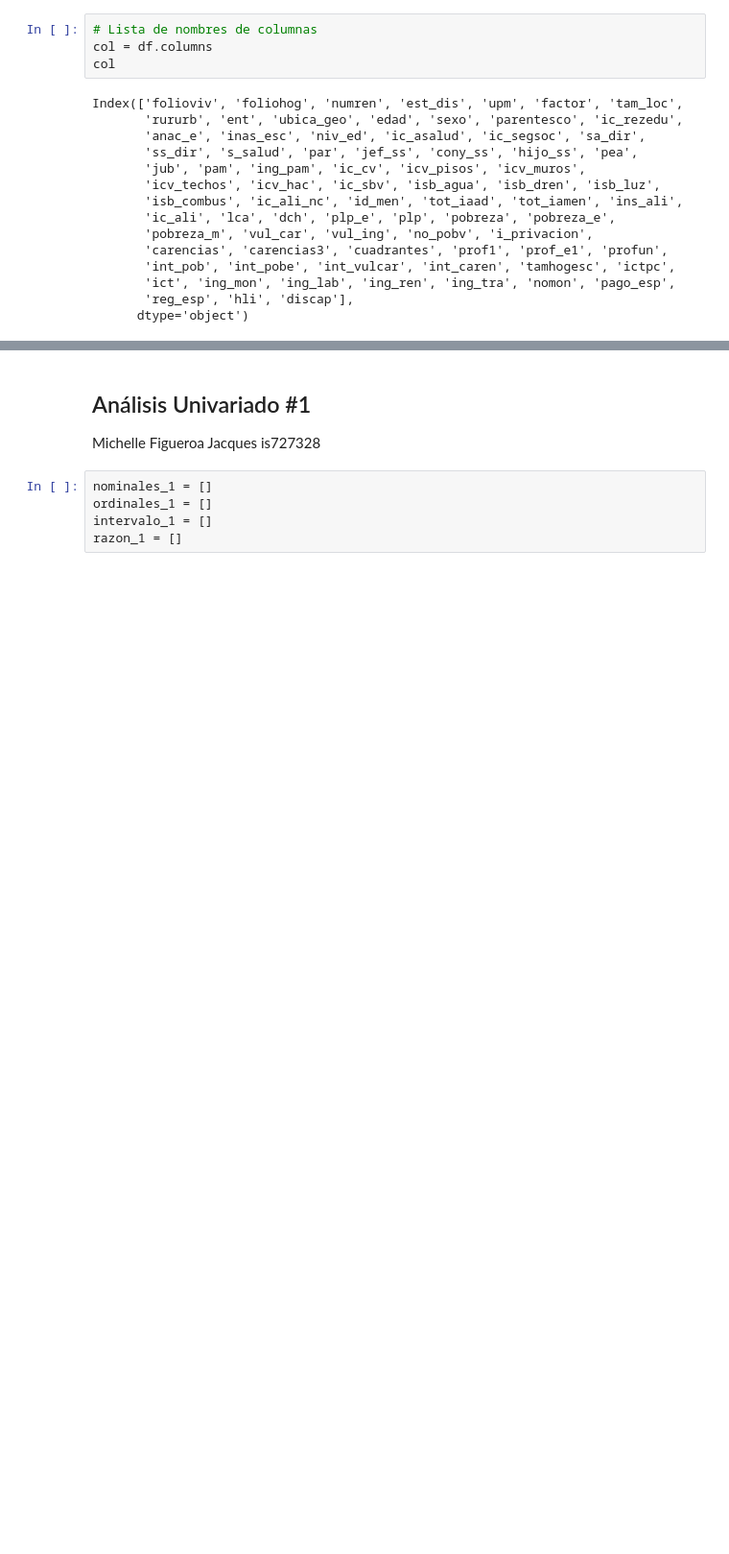
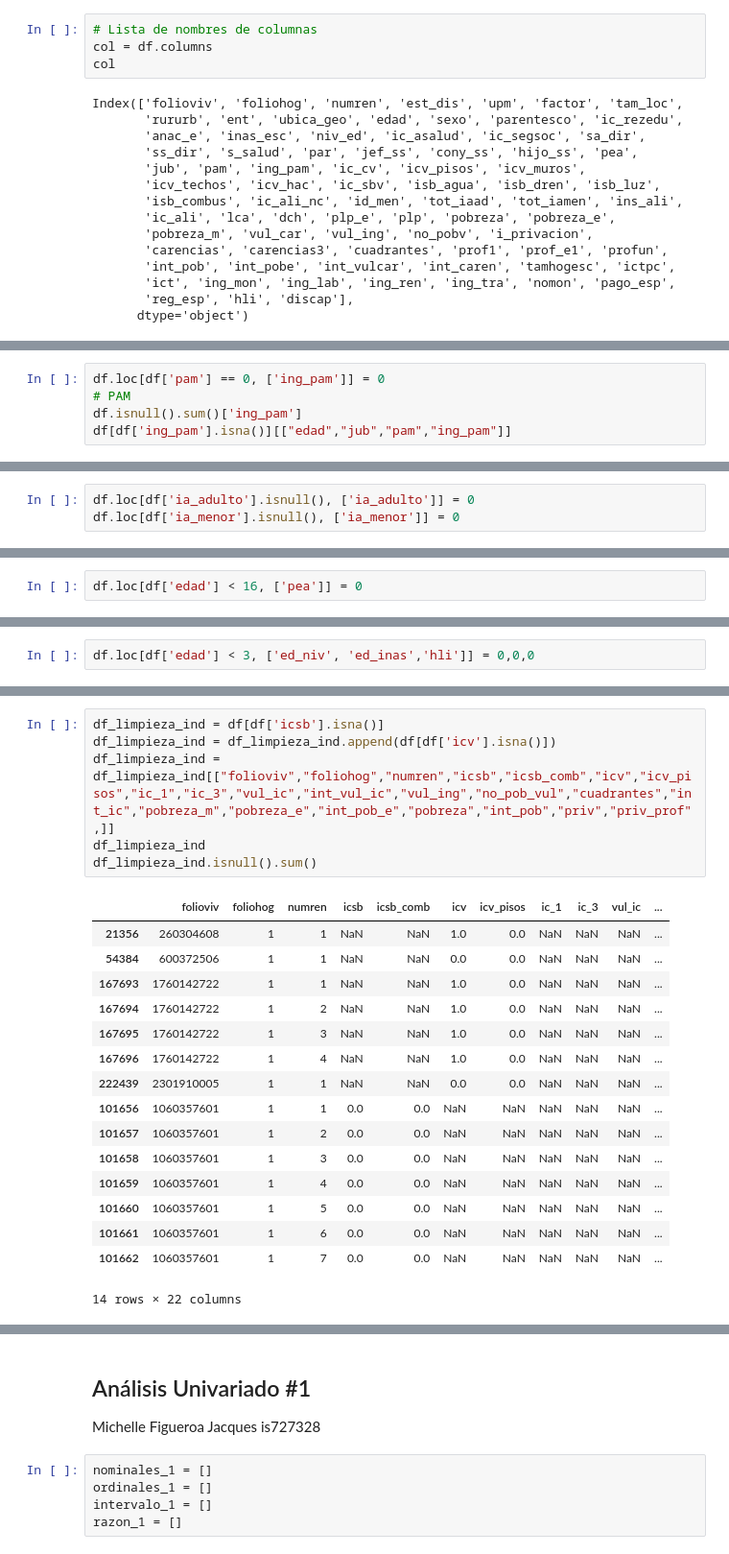
Before and after one commit to Sofia-VA/Proyecto-PAD, a Jupyter notebook: E1/EDA_Univariable.ipynb, the cells around one changed output, grey strips where cells are left out. Shown at 96% size. Drawn from its saved outputs; the diff is of its cells as text; blank space fills up the shorter version.

Commit message:
Limpieza de datos (falta columna discap)

```diff
--- a/E1/EDA_Univariable.ipynb
+++ b/E1/EDA_Univariable.ipynb
@@ -345,0 +411,5 @@ memory usage: 186.6 MB
+# %%
+df.loc[df['pam'] == 0, ['ing_pam']] = 0
+# PAM
+df.isnull().sum()['ing_pam']
+df[df['ing_pam'].isna()][["edad","jub","pam","ing_pam"]]
@@ -345,0 +453,3 @@ memory usage: 186.6 MB
+# %%
+df.loc[df['ia_adulto'].isnull(), ['ia_adulto']] = 0
+df.loc[df['ia_menor'].isnull(), ['ia_menor']] = 0
@@ -345,0 +476,2 @@ memory usage: 186.6 MB
+# %%
+df.loc[df['edad'] < 16, ['pea']] = 0
@@ -345,0 +613,2 @@ memory usage: 186.6 MB
+# %%
+df.loc[df['edad'] < 3, ['ed_niv', 'ed_inas','hli']] = 0,0,0
@@ -345,0 +672,23 @@ memory usage: 186.6 MB
+# %%
+df_limpieza_ind = df[df['icsb'].isna()]
+df_limpieza_ind = df_limpieza_ind.append(df[df['icv'].isna()])
+df_limpieza_ind = df_limpieza_ind[["folioviv","foliohog","numren","icsb","icsb_comb","icv","icv_pisos","ic_1","ic_3","vul_ic","int_vul_ic","vul_ing","no_pob_vul","cuadrantes","int_ic","pobreza_m","pobreza_e","int_pob_e","pobreza","int_pob","priv","priv_prof",]]
+df_limpieza_ind
+df_limpieza_ind.isnull().sum()
+# %% [output]
+|  | folioviv | foliohog | numren | icsb | icsb_comb | icv | icv_pisos | ic_1 | ic_3 | vul_ic | ... |
+| 21356 | 260304608 | 1 | 1 | NaN | NaN | 1.0 | 0.0 | NaN | NaN | NaN | ... |
+| 54384 | 600372506 | 1 | 1 | NaN | NaN | 0.0 | 0.0 | NaN | NaN | NaN | ... |
+| 167693 | 1760142722 | 1 | 1 | NaN | NaN | 1.0 | 0.0 | NaN | NaN | NaN | ... |
+| 167694 | 1760142722 | 1 | 2 | NaN | NaN | 1.0 | 0.0 | NaN | NaN | NaN | ... |
+| 167695 | 1760142722 | 1 | 3 | NaN | NaN | 1.0 | 0.0 | NaN | NaN | NaN | ... |
+| 167696 | 1760142722 | 1 | 4 | NaN | NaN | 1.0 | 0.0 | NaN | NaN | NaN | ... |
+| 222439 | 2301910005 | 1 | 1 | NaN | NaN | 0.0 | 0.0 | NaN | NaN | NaN | ... |
+| 101656 | 1060357601 | 1 | 1 | 0.0 | 0.0 | NaN | NaN | NaN | NaN | NaN | ... |
+| 101657 | 1060357601 | 1 | 2 | 0.0 | 0.0 | NaN | NaN | NaN | NaN | NaN | ... |
+| 101658 | 1060357601 | 1 | 3 | 0.0 | 0.0 | NaN | NaN | NaN | NaN | NaN | ... |
+| 101659 | 1060357601 | 1 | 4 | 0.0 | 0.0 | NaN | NaN | NaN | NaN | NaN | ... |
+| 101660 | 1060357601 | 1 | 5 | 0.0 | 0.0 | NaN | NaN | NaN | NaN | NaN | ... |
+| 101661 | 1060357601 | 1 | 6 | 0.0 | 0.0 | NaN | NaN | NaN | NaN | NaN | ... |
+| 101662 | 1060357601 | 1 | 7 | 0.0 | 0.0 | NaN | NaN | NaN | NaN | NaN | ... |
+14 rows × 22 columns
```
Also changed, not shown: parts of 55 cells of this notebook.
